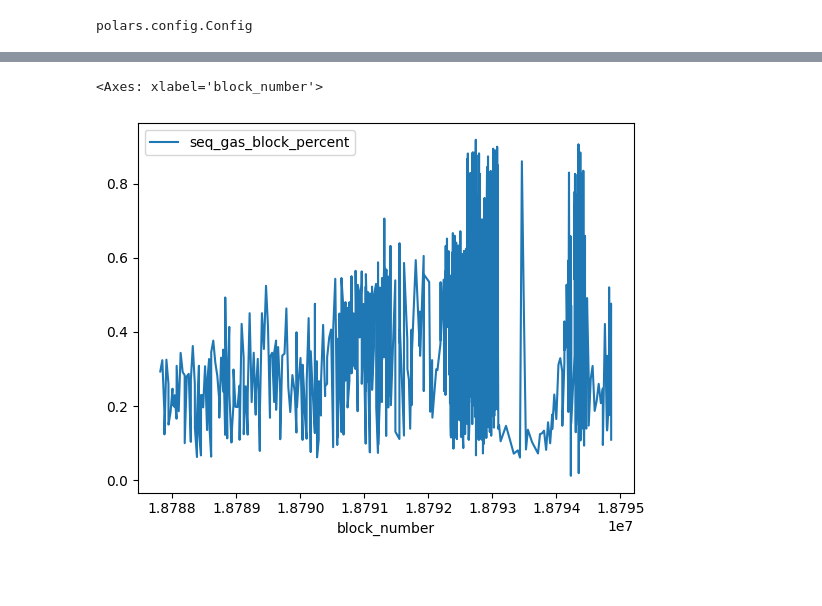
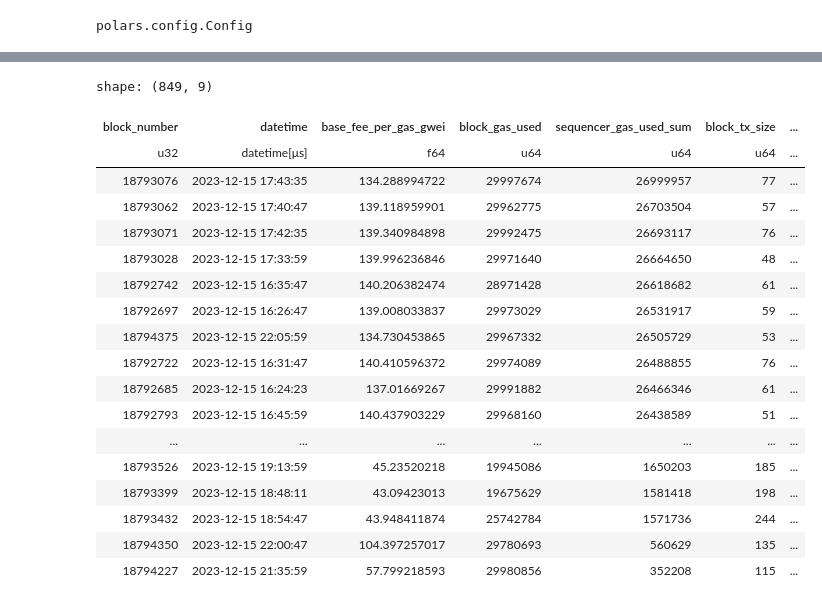
Before and after one commit to Evan-Kim2028/arbitrum_ordinals_spam, a Jupyter notebook: ordinals_spam.ipynb, the cells around one changed output, grey strips where cells are left out. Cells and saved outputs as stored; diff of their text form; code cells hidden in the pictures; blank space fills up the shorter version.

```diff
--- a/ordinals_spam.ipynb
+++ b/ordinals_spam.ipynb
@@ -73,5 +78,22 @@ shape: (5, 9)
-# %%
-ordinal_spam_stats_df.to_pandas().plot(kind='line', x='block_number', y='seq_gas_block_percent')
-# %% [output]
-<Axes: xlabel='block_number'>
-[figure, removed]
+# %%
+ordinal_spam_stats_df.sort(by='sequencer_gas_used_sum', descending=True)
+# %% [output]
+shape: (849, 9)
+| block_number | datetime | base_fee_per_gas_gwei | block_gas_used | sequencer_gas_used_sum | block_tx_size | ... |
+| u32 | datetime[μs] | f64 | u64 | u64 | u64 | ... |
+| 18793076 | 2023-12-15 17:43:35 | 134.288994722 | 29997674 | 26999957 | 77 | ... |
+| 18793062 | 2023-12-15 17:40:47 | 139.118959901 | 29962775 | 26703504 | 57 | ... |
+| 18793071 | 2023-12-15 17:42:35 | 139.340984898 | 29992475 | 26693117 | 76 | ... |
+| 18793028 | 2023-12-15 17:33:59 | 139.996236846 | 29971640 | 26664650 | 48 | ... |
+| 18792742 | 2023-12-15 16:35:47 | 140.206382474 | 28971428 | 26618682 | 61 | ... |
+| 18792697 | 2023-12-15 16:26:47 | 139.008033837 | 29973029 | 26531917 | 59 | ... |
+| 18794375 | 2023-12-15 22:05:59 | 134.730453865 | 29967332 | 26505729 | 53 | ... |
+| 18792722 | 2023-12-15 16:31:47 | 140.410596372 | 29974089 | 26488855 | 76 | ... |
+| 18792685 | 2023-12-15 16:24:23 | 137.01669267 | 29991882 | 26466346 | 61 | ... |
+| 18792793 | 2023-12-15 16:45:59 | 140.437903229 | 29968160 | 26438589 | 51 | ... |
+| ... | ... | ... | ... | ... | ... | ... |
+| 18793526 | 2023-12-15 19:13:59 | 45.23520218 | 19945086 | 1650203 | 185 | ... |
+| 18793399 | 2023-12-15 18:48:11 | 43.09423013 | 19675629 | 1581418 | 198 | ... |
+| 18793432 | 2023-12-15 18:54:47 | 43.948411874 | 25742784 | 1571736 | 244 | ... |
+| 18794350 | 2023-12-15 22:00:47 | 104.397257017 | 29780693 | 560629 | 135 | ... |
+| 18794227 | 2023-12-15 21:35:59 | 57.799218593 | 29980856 | 352208 | 115 | ... |
```
Also changed, not shown: parts of 15 cells of this notebook.
